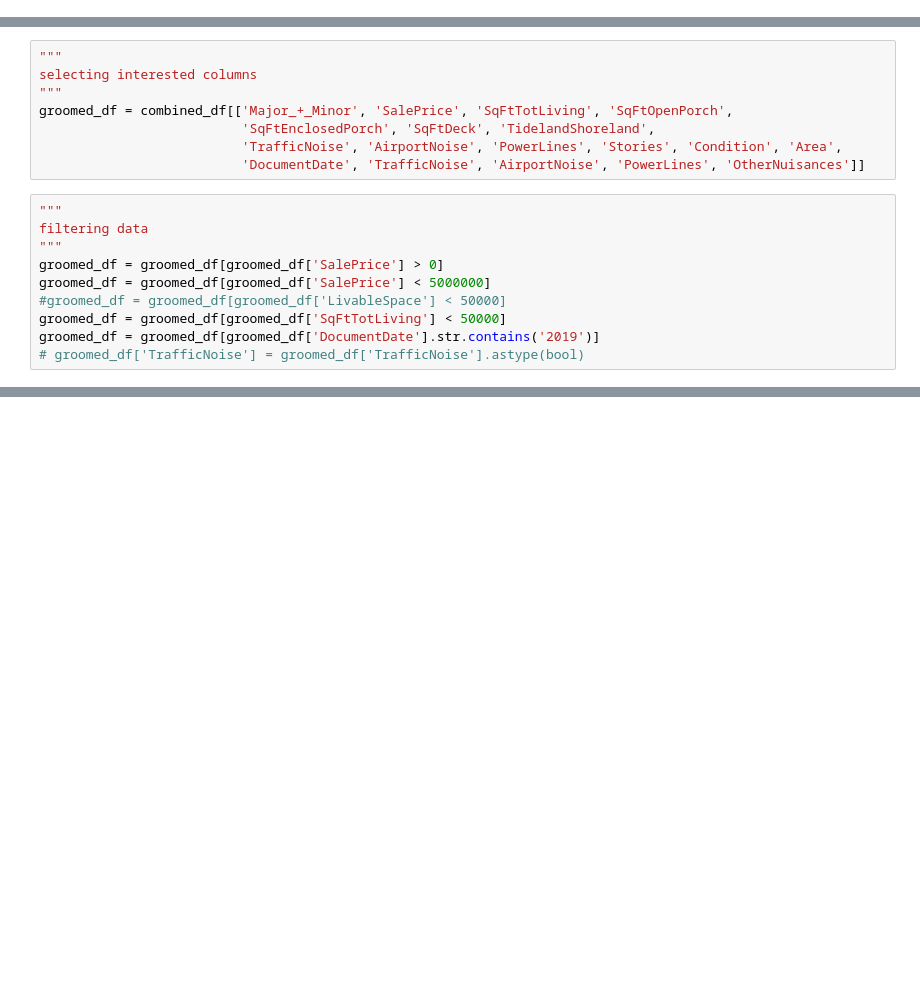
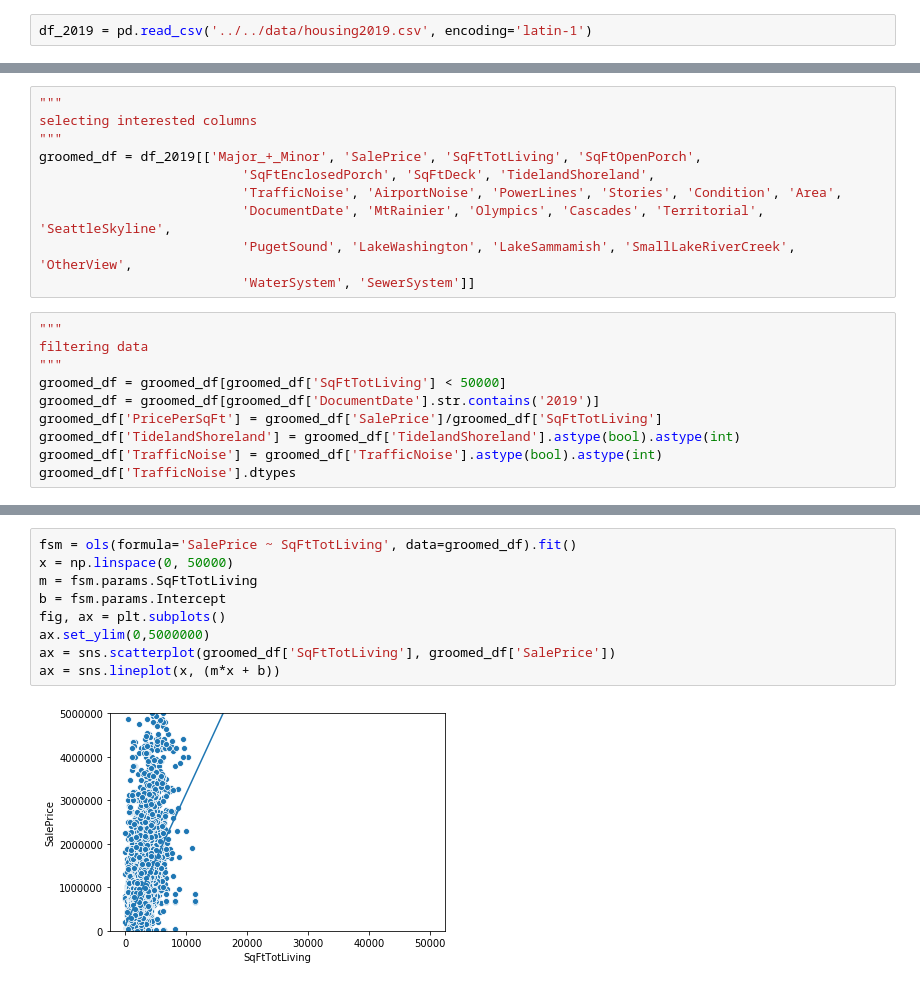
Before and after one commit to sam-thurman/king_county_housing, a Jupyter notebook: notebooks/exploratory/sam_exploratory_2.ipynb, the cells around one changed output, grey strips where cells are left out. Drawn from its saved outputs; the diff is of its cells as text; blank space fills up the shorter version.

```diff
--- a/notebooks/exploratory/sam_exploratory_2.ipynb
+++ b/notebooks/exploratory/sam_exploratory_2.ipynb
@@ -30,0 +16,2 @@ combined_df = pd.merge(combined_df, rp_sale_df, on='Major_+_Minor')
+# %%
+df_2019 = pd.read_csv('../../data/housing2019.csv', encoding='latin-1')
@@ -32,18 +38,20 @@ combined_df = pd.merge(combined_df, rp_sale_df, on='Major_+_Minor')
 """
 selecting interested columns
 """
-groomed_df = combined_df[['Major_+_Minor', 'SalePrice', 'SqFtTotLiving', 'SqFtOpenPorch',
+groomed_df = df_2019[['Major_+_Minor', 'SalePrice', 'SqFtTotLiving', 'SqFtOpenPorch',
                           'SqFtEnclosedPorch', 'SqFtDeck', 'TidelandShoreland',
                           'TrafficNoise', 'AirportNoise', 'PowerLines', 'Stories', 'Condition', 'Area',
-                          'DocumentDate', 'TrafficNoise', 'AirportNoise', 'PowerLines', 'OtherNuisances']]
+                          'DocumentDate', 'MtRainier', 'Olympics', 'Cascades', 'Territorial', 'SeattleSkyline',
+                          'PugetSound', 'LakeWashington', 'LakeSammamish', 'SmallLakeRiverCreek', 'OtherView',
+                          'WaterSystem', 'SewerSystem']]
 # %%
 """
 filtering data
 """
-groomed_df = groomed_df[groomed_df['SalePrice'] > 0]
-groomed_df = groomed_df[groomed_df['SalePrice'] < 5000000]
-#groomed_df = groomed_df[groomed_df['LivableSpace'] < 50000]
 groomed_df = groomed_df[groomed_df['SqFtTotLiving'] < 50000]
 groomed_df = groomed_df[groomed_df['DocumentDate'].str.contains('2019')]
-# groomed_df['TrafficNoise'] = groomed_df['TrafficNoise'].astype(bool)
+groomed_df['PricePerSqFt'] = groomed_df['SalePrice']/groomed_df['SqFtTotLiving']
+groomed_df['TidelandShoreland'] = groomed_df['TidelandShoreland'].astype(bool).astype(int)
+groomed_df['TrafficNoise'] = groomed_df['TrafficNoise'].astype(bool).astype(int)
+groomed_df['TrafficNoise'].dtypes
 # %% [output]
@@ -50,0 +112,11 @@ KeyError: 'SalePrice'
+# %%
+fsm = ols(formula='SalePrice ~ SqFtTotLiving', data=groomed_df).fit()
+x = np.linspace(0, 50000)
+m = fsm.params.SqFtTotLiving
+b = fsm.params.Intercept
+fig, ax = plt.subplots()
+ax.set_ylim(0,5000000)
+ax = sns.scatterplot(groomed_df['SqFtTotLiving'], groomed_df['SalePrice'])
+ax = sns.lineplot(x, (m*x + b))
+# %% [output]
+[figure, added]
```
Also changed, not shown: parts of 14 cells of this notebook, 1 other file.
